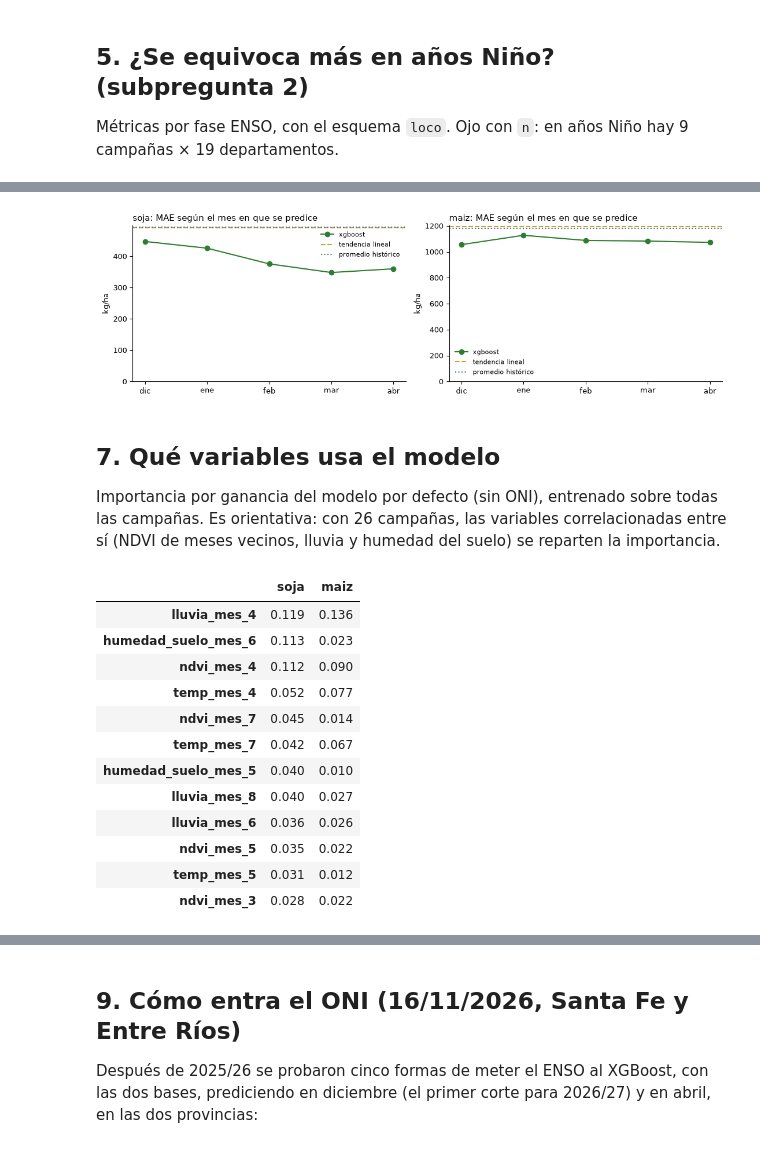
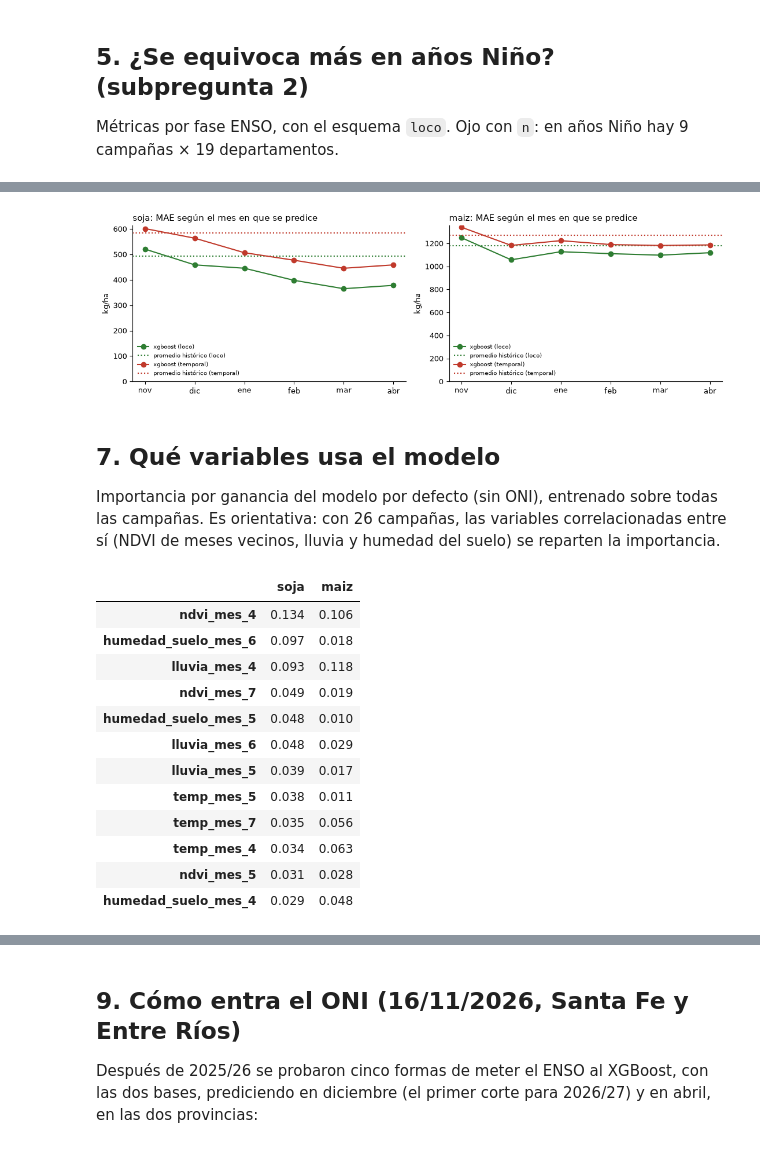
Before and after one commit to imas-Tech-Club/AnalisisAgroClimatico, a Jupyter notebook: notebooks/frente4_validacion_lineas_base_xgboost.ipynb, the cells around one changed output, grey strips where cells are left out. Cells and saved outputs as stored; diff of their text form; code cells hidden in the pictures.

```diff
--- a/notebooks/frente4_validacion_lineas_base_xgboost.ipynb
+++ b/notebooks/frente4_validacion_lineas_base_xgboost.ipynb
@@ -141,6 +146,6 @@ tabla
 # %%
 fig, ax = plt.subplots(1, 2, figsize=(11, 3.6), sharey=False)
-orden = ["promedio_historico", "tendencia_lineal", "xgboost", "xgboost_sobre_promedio", "xgboost_con_oni"]
+orden = ["promedio_historico", "tendencia_lineal", "xgboost", "xgboost_sobre_tendencia", "xgboost_con_oni"]
 for a, cult in zip(ax, ["soja", "maiz"]):
     t = tabla.xs(cult, level="cultivo")["mae_kg_ha"].unstack("esquema").reindex(orden)
     t.plot.bar(ax=a, rot=15, color=["#4a6fa5", "#c9a227"])
@@ -177,7 +182,7 @@ fig, ax = plt.subplots(2, 1, figsize=(12, 6), sharex=True)
 for a, cult in zip(ax, ["soja", "maiz"]):
     c = camp.xs(cult, level="cultivo").reset_index()
     x = np.arange(len(c))
-    for i, (m, col) in enumerate([("tendencia_lineal", "#c9a227"), ("xgboost", "#2e7d32")]):
+    for i, (m, col) in enumerate([("promedio_historico", "#4a6fa5"), ("xgboost", "#2e7d32")]):
         a.bar(x + (i - .5) * .4, c[m], width=.4, color=col, label=m)
     for xi, f in zip(x, c["fase_enso"]):
         if f == "nino":
@@ -196,11 +203,10 @@ no usan datos de la campaña, así que su error es el mismo en todos los meses.
 # %%
 filas = []
 for corte, k in modelo.MESES_CORTE.items():
-    feats = modelo.columnas_clima_satelite(k)
-    p = modelo.validar(df, {"xgboost": modelo.xgboost_sobre_tendencia(feats)}, esquema="loco")
-    m = modelo.metricas(p).reset_index()
-    m["corte"] = corte
-    filas.append(m)
+    f = modelo.xgboost_sobre_tendencia(modelo.columnas_clima_satelite(k), base=modelo.BASE_XGBOOST)
+    for e in ("loco", "temporal"):
+        m = modelo.metricas(modelo.validar(df, {"xgboost": f}, esquema=e)).reset_index()
+        filas.append(m.assign(corte=corte, esquema=e))
 mes_a_mes = pd.concat(filas)
-mes_a_mes.pivot(index="corte", columns="cultivo", values=["mae_kg_ha", "error_pct", "r2"]).reindex(list(modelo.MESES_CORTE)).round(2)
+mes_a_mes.pivot_table(index="corte", columns=["esquema", "cultivo"], values=["mae_kg_ha", "error_pct"]).reindex(list(modelo.MESES_CORTE)).round(1)
 # %% [output]
@@ -215,16 +223,17 @@ mes_a_mes.pivot(index="corte", columns="cultivo", values=["mae_kg_ha", "error_pc
 # %%
-base_loco = modelo.metricas(pred["loco"])["mae_kg_ha"]
+base_mae = {e: modelo.metricas(p)["mae_kg_ha"] for e, p in pred.items()}
 fig, ax = plt.subplots(1, 2, figsize=(11, 3.4))
 for a, cult in zip(ax, ["soja", "maiz"]):
-    s = mes_a_mes[mes_a_mes.cultivo == cult].set_index("corte").reindex(list(modelo.MESES_CORTE))["mae_kg_ha"]
-    a.plot(s.index, s.values, marker="o", color="#2e7d32", label="xgboost")
-    a.axhline(base_loco[("tendencia_lineal", cult)], color="#c9a227", ls="--", label="tendencia lineal")
-    a.axhline(base_loco[("promedio_historico", cult)], color="#4a6fa5", ls=":", label="promedio histórico")
+    for e, col in [("loco", "#2e7d32"), ("temporal", "#c0392b")]:
+        s = (mes_a_mes[(mes_a_mes.cultivo == cult) & (mes_a_mes.esquema == e)]
+             .set_index("corte").reindex(list(modelo.MESES_CORTE))["mae_kg_ha"])
+        a.plot(s.index, s.values, marker="o", color=col, label=f"xgboost ({e})")
+        a.axhline(base_mae[e][("promedio_historico", cult)], color=col, ls=":", label=f"promedio histórico ({e})")
     a.set_title(f"{cult}: MAE según el mes en que se predice", loc="left"); a.set_ylabel("kg/ha")
-    a.set_ylim(0, None); a.legend(frameon=False, fontsize=8)
+    a.set_ylim(0, None); a.legend(frameon=False, fontsize=7)
 plt.tight_layout(); plt.show()
 # %% [output]
-[figure, old version]
+[figure, new version]
 # %% [markdown]
 ## 7. Qué variables usa el modelo
 
@@ -239,24 +248,24 @@ for cult in ["soja", "maiz"]:
     tr = ent[ent.cultivo == cult]
     m = XGBRegressor(n_estimators=400, max_depth=3, learning_rate=0.03, subsample=0.8, colsample_bytree=0.8,
                      min_child_weight=5, random_state=0)
-    m.fit(tr[feats], tr.rinde_real - modelo.tendencia_lineal(tr, tr))
+    m.fit(tr[feats], tr.rinde_real - modelo.promedio_historico(tr, tr))
     imp[cult] = pd.Series(m.get_booster().get_score(importance_type="gain")).reindex(feats).fillna(0)
 imp = pd.DataFrame(imp)
 (imp / imp.sum()).sort_values("soja", ascending=False).head(12).round(3)
 # %% [output]
 |  | soja | maiz |
-| lluvia_mes_4 | 0.119 | 0.136 |
-| humedad_suelo_mes_6 | 0.113 | 0.023 |
-| ndvi_mes_4 | 0.112 | 0.090 |
-| temp_mes_4 | 0.052 | 0.077 |
-| ndvi_mes_7 | 0.045 | 0.014 |
-| temp_mes_7 | 0.042 | 0.067 |
-| humedad_suelo_mes_5 | 0.040 | 0.010 |
-| lluvia_mes_8 | 0.040 | 0.027 |
-| lluvia_mes_6 | 0.036 | 0.026 |
-| ndvi_mes_5 | 0.035 | 0.022 |
-| temp_mes_5 | 0.031 | 0.012 |
-| ndvi_mes_3 | 0.028 | 0.022 |
+| ndvi_mes_4 | 0.134 | 0.106 |
+| humedad_suelo_mes_6 | 0.097 | 0.018 |
+| lluvia_mes_4 | 0.093 | 0.118 |
+| ndvi_mes_7 | 0.049 | 0.019 |
+| humedad_suelo_mes_5 | 0.048 | 0.010 |
+| lluvia_mes_6 | 0.048 | 0.029 |
+| lluvia_mes_5 | 0.039 | 0.017 |
+| temp_mes_5 | 0.038 | 0.011 |
+| temp_mes_7 | 0.035 | 0.056 |
+| temp_mes_4 | 0.034 | 0.063 |
+| ndvi_mes_5 | 0.031 | 0.028 |
+| humedad_suelo_mes_4 | 0.029 | 0.048 |
 # %% [markdown]
 ## 8. Validación en vivo: campaña 2025/26
 
```
Also changed, not shown: parts of 18 cells of this notebook, 13 other files.
